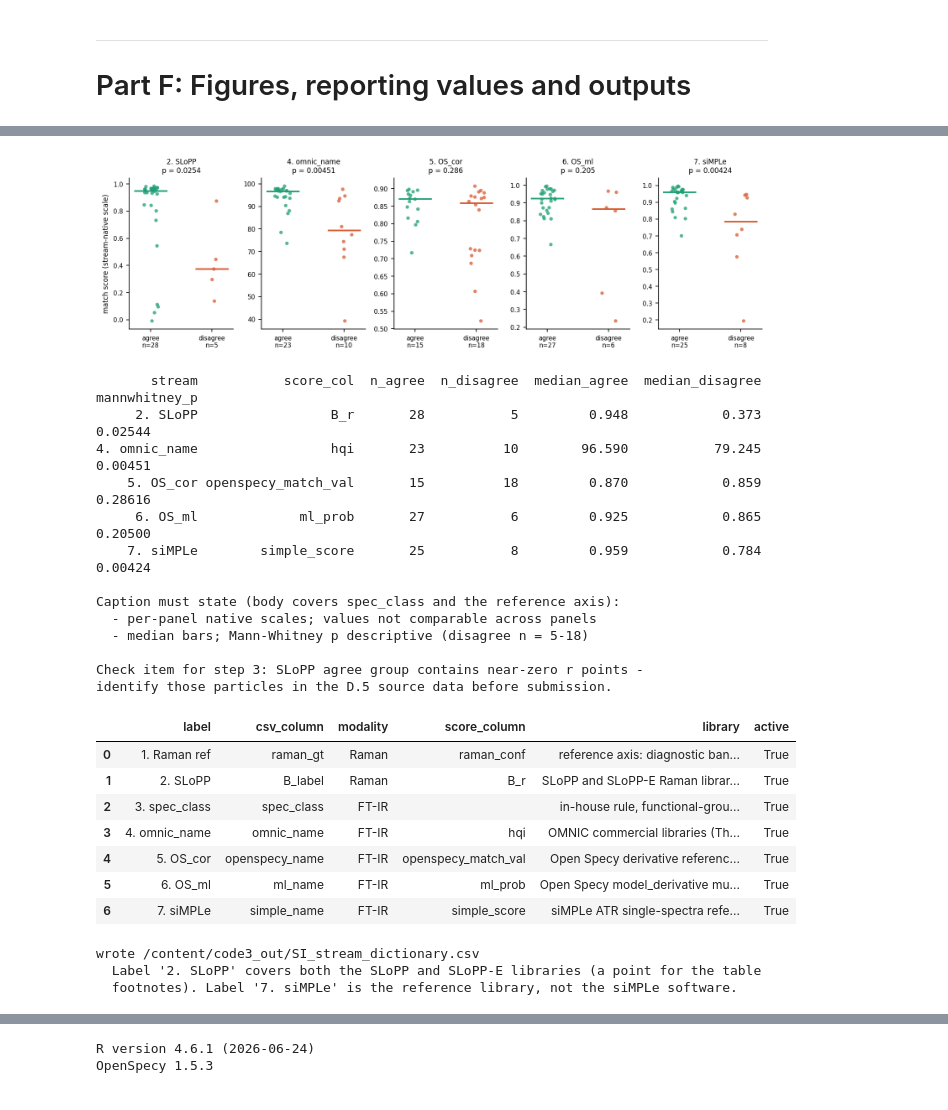
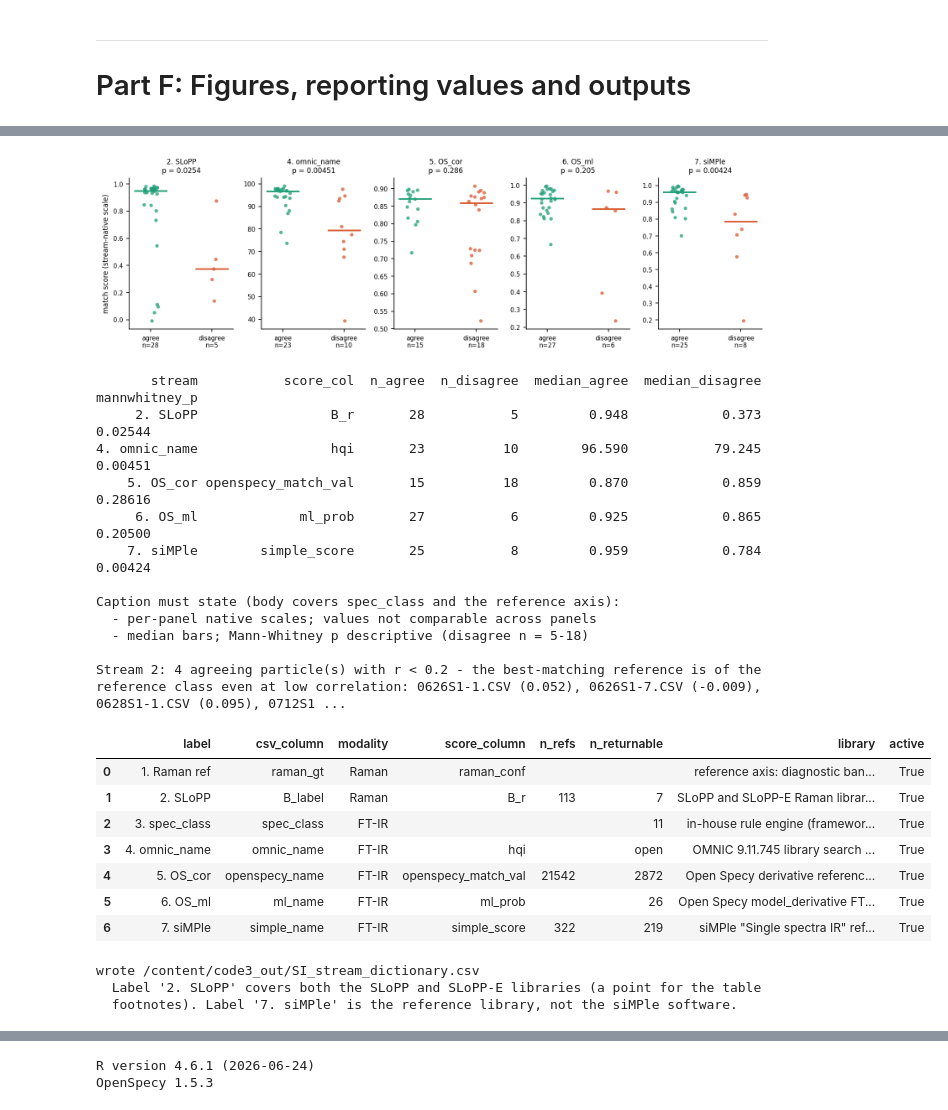
Before and after one commit to yjkcode0828/field_MPs_codes, a Jupyter notebook: notebooks/Code3_naming_divergence.ipynb, the cells around one changed output, grey strips where cells are left out. Saved outputs shown, nothing was run; the diff lists cells and outputs as text; code cells hidden in the pictures.

```diff
--- a/notebooks/Code3_naming_divergence.ipynb
+++ b/notebooks/Code3_naming_divergence.ipynb
@@ -75,7 +81,7 @@ PROJECT = '/content/drive/MyDrive/mp_project'
 STAGE_IN = [
     ('code2_out',        'Code 2 output: catalogue + parameter snapshot   REQUIRED'),
     ('spectra',          'raw FT-IR spectra (CSV)                         REQUIRED'),
-    ('simple_lib',       'siMPLe ATR reference library (txt)              stream 7'),
+    ('simple_lib',       'siMPle ATR reference library (txt)              stream 7'),
     ('raman_manual_out', 'Code 1 output, for reference only               optional'),
 ]
 for _name, _what in STAGE_IN:
@@ -1498,19 +1579,19 @@ Fig 4 final saved. Cross-check against D.4:
   5. OS_cor        15/33 = 0.455 [0.298, 0.620]
 Panel (b) values must match the D.3 stratified table; PS excluded by design.
 # %%
-# === F1b (Python): Figure 2: verbatim-label alluvial, RAW labels ============
+# === F1b (Python): Fig. 3: verbatim-label alluvial, RAW labels ============
 # Part F, immediately after F1, before F2. Run after C1 and D1.
 # Needs: M47, ACTIVE, REF_COL, OUT_DIR (all defined upstream).
 #
 #   - Raw columns are resolved through an EXPLICIT mapping (RAW_COL); if a mapping or
 #     column is missing the cell STOPS with a clear error rather than quietly falling
 #     back to the '_norm' columns.
-#   - Nodes show each stream's label exactly as in the master table and Table 3
+#   - Nodes show each stream's label exactly as in the master table and Table 5
 #     (polyolefin_PE, Duct tape (Back side), ...). '_norm' remains the basis of D1
 #     scoring; this figure only displays raw strings.
 #   - The guard prints any raw variants that '_norm' merges; if listed, state in the
 #     caption that node counts and scoring group counts differ.
-#   - No in-figure title (caption carries it); saved as Fig2_*.
+#   - No in-figure title (caption carries it); saved as Fig3_*.
 
 import numpy as np
 import matplotlib.pyplot as plt
@@ -1531,7 +1612,7 @@ RAW_COL = {
     'omnic':      'omnic_name',
     'OS_cor':     'openspecy_name',
     'OS_ml':      'ml_name',
-    'siMPLe':     'simple_name',
+    'siMPle':     'simple_name',
 }
 
 def raw_col(s):
@@ -1661,12 +1742,12 @@ ax.set_xlim(-0.5, len(COLS) - 0.5)
 ax.set_ylim(H, -GAP - 2.0)
 ax.axis('off')
 fig.tight_layout()
-fig.savefig(os.path.join(OUT_DIR, 'Fig2_alluvial_verbatim.png'),
+fig.savefig(os.path.join(OUT_DIR, 'Fig3_alluvial_verbatim.png'),
             dpi=600, bbox_inches='tight')
-fig.savefig(os.path.join(OUT_DIR, 'Fig2_alluvial_verbatim.pdf'), bbox_inches='tight')
+fig.savefig(os.path.join(OUT_DIR, 'Fig3_alluvial_verbatim.pdf'), bbox_inches='tight')
 plt.show()
 
-print('Fig 2 saved (raw labels; no in-figure title).')
+print('Fig. 3 saved (raw labels; no in-figure title).')
 print('Check the column-resolution list above: every stream must map to a raw column.')
 print('If the raw-vs-norm check listed variants above, node counts exceed the scoring')
 print('group counts; a caption note that entries differing only in case or spacing are')
@@ -1689,7 +1770,7 @@ If the raw-vs-norm check listed variants above, node counts exceed the scoring
 group counts; a caption note that entries differing only in case or spacing are
 drawn as separate nodes would cover this.
 # %%
-# === F1c (Python): Fig 5: match score vs agreement, within each stream ======
+# === F1c (Python): Fig. 7: match score vs agreement, within each stream ======
 # Part F, immediately after F1b, before F2. Run after C1 and D1.
 # Needs: SCORED, IND, ACTIVE (D1), stats (setup), OUT_DIR.
 #
@@ -1698,9 +1779,9 @@ drawn as separate nodes would cover this.
 # DISAGREE (completeness indicator from D.1). Everything stays within-stream:
 # y axes are per-panel native scales (HQI 0-100, the rest 0-1) and no
 # cross-stream comparison is drawn.
-# Numbered Fig 5; no suptitle (caption carries N and the scale
+# Numbered Fig. 7; no suptitle (caption carries N and the scale
 # restriction); dpi 600. spec_class absence and the reference-axis exclusion
-# are stated in the BODY (Section 3.6, paragraph 2), not in the caption.
+# are stated in the BODY (Section 3.7), not in the caption.
 
 import numpy as np
 import matplotlib.pyplot as plt
@@ -1751,19 +1832,21 @@ for ax, s in zip(axes, panels):
 
 axes[0].set_ylabel('match score (stream-native scale)', fontsize=8)
 fig.tight_layout()
-fig.savefig(os.path.join(OUT_DIR, 'Fig5_score_vs_agreement.png'),
+fig.savefig(os.path.join(OUT_DIR, 'Fig7_score_vs_agreement.png'),
             dpi=SAVE_DPI, bbox_inches='tight')
-fig.savefig(os.path.join(OUT_DIR, 'Fig5_score_vs_agreement.pdf'), bbox_inches='tight')
+fig.savefig(os.path.join(OUT_DIR, 'Fig7_score_vs_agreement.pdf'), bbox_inches='tight')
 plt.show()
 
 FIG5 = pd.DataFrame(rows)
-FIG5.to_csv(os.path.join(OUT_DIR, 'Fig5_score_vs_agreement_summary.csv'), index=False)
+FIG5.to_csv(os.path.join(OUT_DIR, 'Fig7_score_vs_agreement_summary.csv'), index=False)
 print(FIG5.to_string(index=False))
 print('\nCaption must state (body covers spec_class and the reference axis):')
 print('  - per-panel native scales; values not comparable across panels')
 print('  - median bars; Mann-Whitney p descriptive (disagree n = 5-18)')
-print('\nCheck item for step 3: SLoPP agree group contains near-zero r points -')
-print('identify those particles in the D.5 source data before submission.')
+_lowr = SCORED.loc[(IND['B_label'] == 1) & (SCORED['B_r'] < 0.2), ['file', 'B_r']]
+print(f"\nStream 2: {len(_lowr)} agreeing particle(s) with r < 0.2 - the best-matching reference is of "
+      "the reference class even at low correlation: "
+      + ", ".join(f"{f} ({r:.3f})" for f, r in _lowr.values))
 # %% [output]
 [figure]
        stream           score_col  n_agree  n_disagree  median_agree  median_disagree  mannwhitney_p
@@ -1771,48 +1854,50 @@ print('identify those particles in the D.5 source data before submission.')
 4. omnic_name                 hqi       23          10        96.590           79.245        0.00451
     5. OS_cor openspecy_match_val       15          18         0.870            0.859        0.28616
      6. OS_ml             ml_prob       27           6         0.925            0.865        0.20500
-    7. siMPLe        simple_score       25           8         0.959            0.784        0.00424
+    7. siMPle        simple_score       25           8         0.959            0.784        0.00424
 
 Caption must state (body covers spec_class and the reference axis):
   - per-panel native scales; values not comparable across panels
   - median bars; Mann-Whitney p descriptive (disagree n = 5-18)
 
-Check item for step 3: SLoPP agree group contains near-zero r points -
-identify those particles in the D.5 source data before submission.
+Stream 2: 4 agreeing particle(s) with r < 0.2 - the best-matching reference is of the reference class even at low correlation: 0626S1-1.CSV (0.052), 0626S1-7.CSV (-0.009), 0628S1-1.CSV (0.095), 0712S1 ...
 # %%
 # === F2 (Python): stream dictionary for the supplementary material ==========
 # Tables and figures identify streams by a short label; the distributed CSV files keep the
 # raw column names. This dictionary is the bridge, and belongs in the supplementary material
 # so that a reader can open code3_master_n47.csv and connect it to the tables built from it.
 DICT = pd.DataFrame([dict(label=DISPLAY[s['key']], csv_column=s['key'], modality=s['modality'],
                           score_column=s['score'] or '', library=s.get('library', ''),
+                          n_refs=s.get('n_refs', ''), n_returnable=s['n_returnable'] or 'open',
                           active=s['key'] in [a['key'] for a in ACTIVE])
                      for s in STREAMS])
 DICT = pd.concat([pd.DataFrame([dict(label=DISPLAY[REF_COL], csv_column=REF_COL,
                                      modality='Raman', score_column='raman_conf',
-                                     library='reference axis: diagnostic band library, ranking '
+                                     n_refs='', n_returnable='',
+                                     library='reference axis: diagnostic band library v1.0 (17 classes, '
+                                             '187 bands, 67 key), ranking '
                                              'rule and evidence floor; a reproducible rule, not '
                                              'a verified ground truth',
                                      active=True)]), DICT], ignore_index=True)
 display(DICT)
 
 DICT_CSV = os.path.join(OUT_DIR, 'SI_stream_dictionary.csv')
 DICT.to_csv(DICT_CSV, index=False, encoding='utf-8-sig')
 print(f"wrote {DICT_CSV}")
 print("  Label '2. SLoPP' covers both the SLoPP and SLoPP-E libraries (a point for the table")
-print("  footnotes). Label '7. siMPLe' is the reference library, not the siMPLe software.")
+print("  footnotes). Label '7. siMPle' is the reference library, not the siMPle software.")
 # %% [output]
-|  | label | csv_column | modality | score_column | library | active |
-| 0 | 1. Raman ref | raman_gt | Raman | raman_conf | reference axis: diagnostic ban... | True |
-| 1 | 2. SLoPP | B_label | Raman | B_r | SLoPP and SLoPP-E Raman librar... | True |
-| 2 | 3. spec_class | spec_class | FT-IR |  | in-house rule, functional-grou... | True |
-| 3 | 4. omnic_name | omnic_name | FT-IR | hqi | OMNIC commercial libraries (Th... | True |
-| 4 | 5. OS_cor | openspecy_name | FT-IR | openspecy_match_val | Open Specy derivative referenc... | True |
-| 5 | 6. OS_ml | ml_name | FT-IR | ml_prob | Open Specy model_derivative mu... | True |
-| 6 | 7. siMPLe | simple_name | FT-IR | simple_score | siMPLe ATR single-spectra refe... | True |
+|  | label | csv_column | modality | score_column | n_refs | n_returnable | library | active |
+| 0 | 1. Raman ref | raman_gt | Raman | raman_conf |  |  | reference axis: diagnostic ban... | True |
+| 1 | 2. SLoPP | B_label | Raman | B_r | 113 | 7 | SLoPP and SLoPP-E Raman librar... | True |
+| 2 | 3. spec_class | spec_class | FT-IR |  |  | 11 | in-house rule engine (framewor... | True |
+| 3 | 4. omnic_name | omnic_name | FT-IR | hqi |  | open | OMNIC 9.11.745 library search ... | True |
+| 4 | 5. OS_cor | openspecy_name | FT-IR | openspecy_match_val | 21542 | 2872 | Open Specy derivative referenc... | True |
+| 5 | 6. OS_ml | ml_name | FT-IR | ml_prob |  | 26 | Open Specy model_derivative FT... | True |
+| 6 | 7. siMPle | simple_name | FT-IR | simple_score | 322 | 219 | siMPle "Single spectra IR" ref... | True |
 wrote /content/code3_out/SI_stream_dictionary.csv
   Label '2. SLoPP' covers both the SLoPP and SLoPP-E libraries (a point for the table
-  footnotes). Label '7. siMPLe' is the reference library, not the siMPLe software.
+  footnotes). Label '7. siMPle' is the reference library, not the siMPle software.
 # %%
 # === F3 (Python): reporting values, manifest, retrieval =====================
 # Values are collected into V, printed as reporting notes, stored in the manifest and
```
Also changed, not shown: parts of 18 cells of this notebook.
